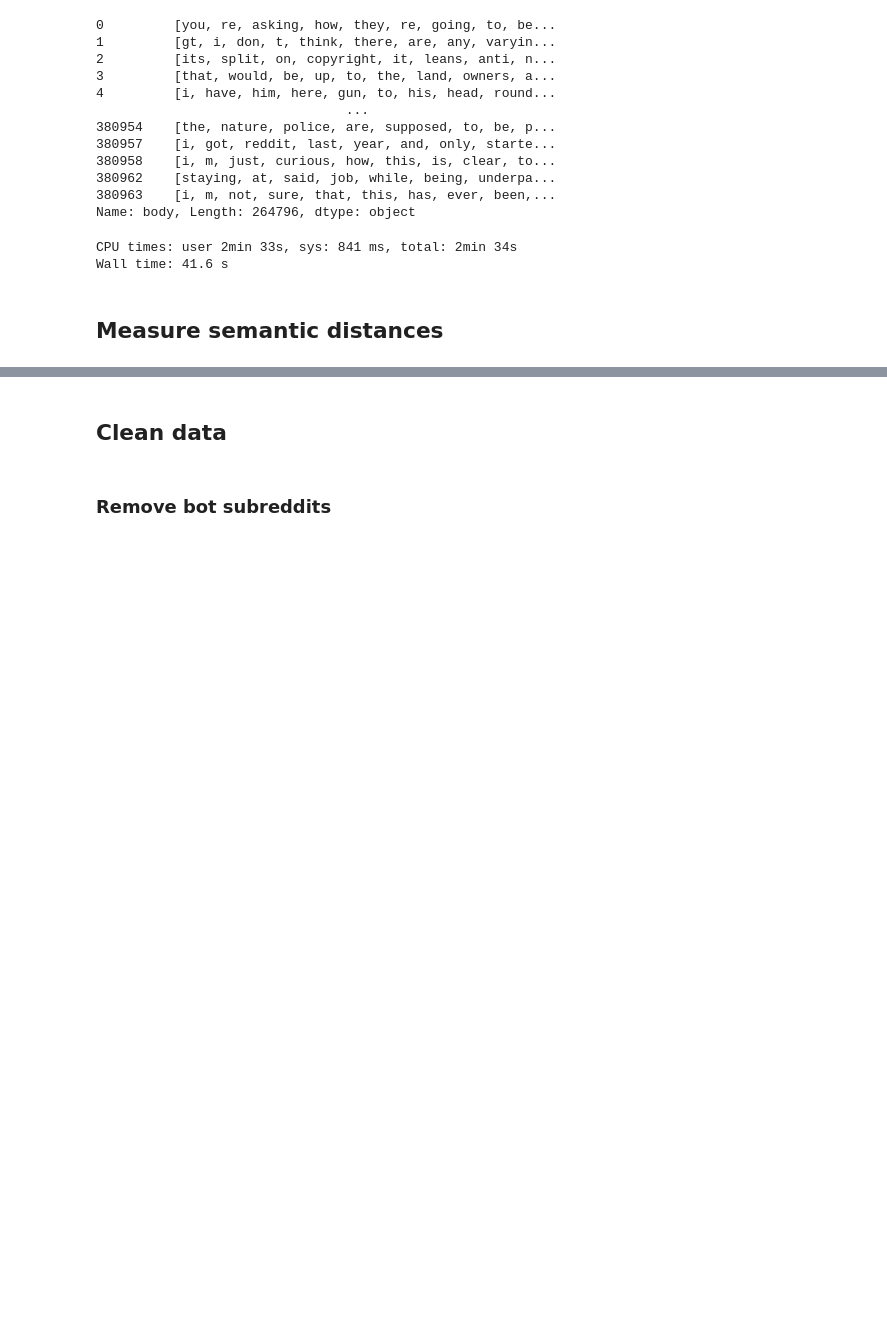
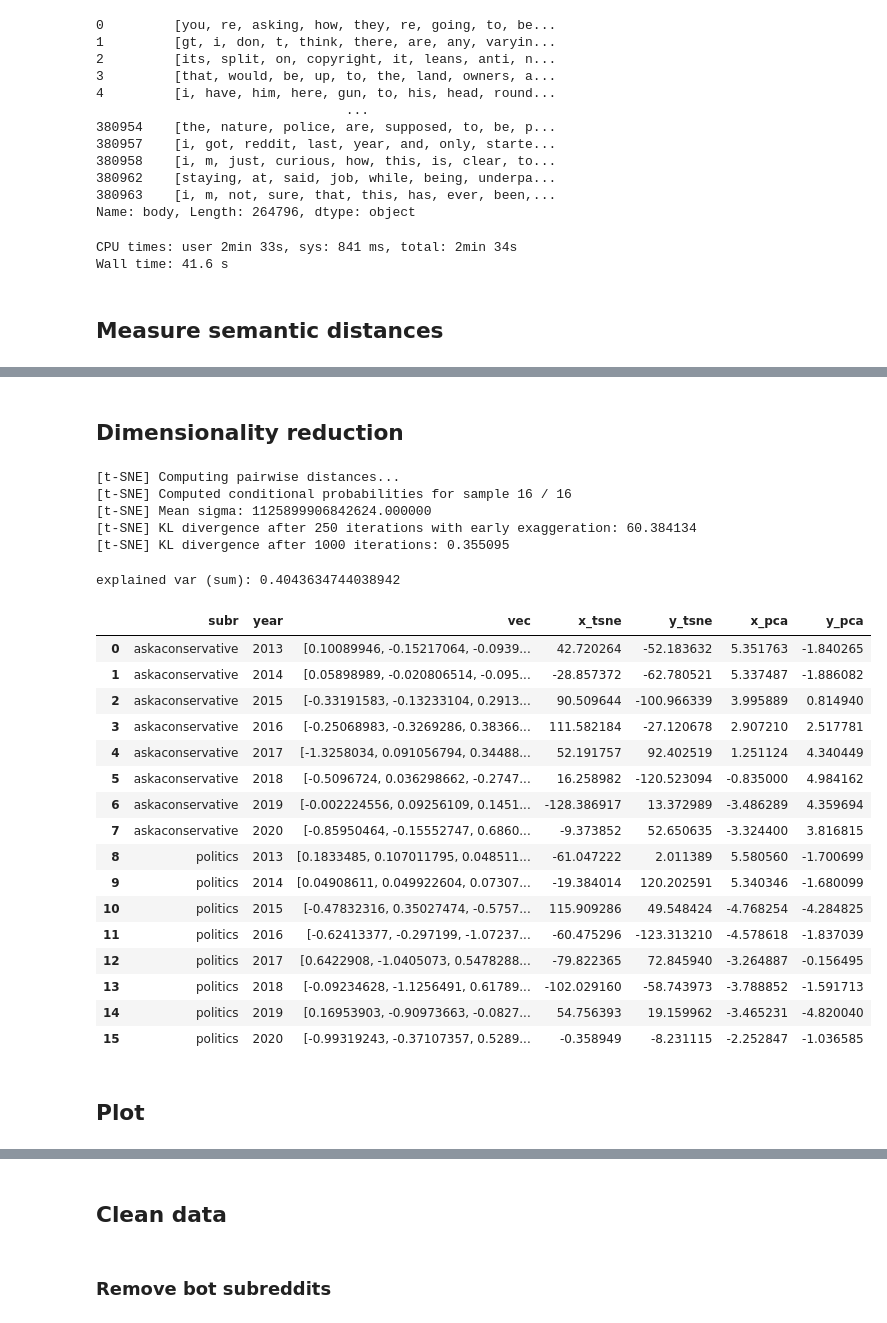
Before and after one commit to wuqui/socemb, a Jupyter notebook: 00_processing.ipynb, the cells around one changed output, grey strips where cells are left out. Saved outputs shown, nothing was run; the diff lists cells and outputs as text; code cells hidden in the pictures; blank space fills up the shorter version.

```diff
--- a/00_processing.ipynb
+++ b/00_processing.ipynb
@@ -174,0 +249,2 @@ for comm in COMMS:
+# %%
+df = df.dropna()
@@ -174,0 +287,2 @@ for comm in COMMS:
+# %% [markdown]
+## Dimensionality reduction
@@ -174,0 +293,47 @@ for comm in COMMS:
+# %%
+Y_tsne = TSNE(
+    perplexity=20,
+    method='exact',
+    init='pca',
+    verbose=True
+    )\
+    .fit_transform(list(df['vec']))
+# %% [output]
+[t-SNE] Computing pairwise distances...
+[t-SNE] Computed conditional probabilities for sample 16 / 16
+[t-SNE] Mean sigma: 1125899906842624.000000
+[t-SNE] KL divergence after 250 iterations with early exaggeration: 60.384134
+[t-SNE] KL divergence after 1000 iterations: 0.355095
+# %%
+df['x_tsne'] = Y_tsne[:, [0]]
+df['y_tsne'] = Y_tsne[:, [1]]
+# %%
+pca = PCA(n_components=2).fit(list(df['vec']))
+Y_pca = pca.transform(list(df['vec']))
+df['x_pca'] = Y_pca[:, [0]]
+df['y_pca'] = Y_pca[:, [1]]
+print(f"explained var (sum): {np.sum(pca.explained_variance_ratio_)}", '\n')
+# %% [output]
+explained var (sum): 0.4043634744038942
+# %%
+df
+# %% [output]
+|  | subr | year | vec | x_tsne | y_tsne | x_pca | y_pca |
+| 0 | askaconservative | 2013 | [0.10089946, -0.15217064, -0.0939... | 42.720264 | -52.183632 | 5.351763 | -1.840265 |
+| 1 | askaconservative | 2014 | [0.05898989, -0.020806514, -0.095... | -28.857372 | -62.780521 | 5.337487 | -1.886082 |
+| 2 | askaconservative | 2015 | [-0.33191583, -0.13233104, 0.2913... | 90.509644 | -100.966339 | 3.995889 | 0.814940 |
+| 3 | askaconservative | 2016 | [-0.25068983, -0.3269286, 0.38366... | 111.582184 | -27.120678 | 2.907210 | 2.517781 |
+| 4 | askaconservative | 2017 | [-1.3258034, 0.091056794, 0.34488... | 52.191757 | 92.402519 | 1.251124 | 4.340449 |
+| 5 | askaconservative | 2018 | [-0.5096724, 0.036298662, -0.2747... | 16.258982 | -120.523094 | -0.835000 | 4.984162 |
+| 6 | askaconservative | 2019 | [-0.002224556, 0.09256109, 0.1451... | -128.386917 | 13.372989 | -3.486289 | 4.359694 |
+| 7 | askaconservative | 2020 | [-0.85950464, -0.15552747, 0.6860... | -9.373852 | 52.650635 | -3.324400 | 3.816815 |
+| 8 | politics | 2013 | [0.1833485, 0.107011795, 0.048511... | -61.047222 | 2.011389 | 5.580560 | -1.700699 |
+| 9 | politics | 2014 | [0.04908611, 0.049922604, 0.07307... | -19.384014 | 120.202591 | 5.340346 | -1.680099 |
+| 10 | politics | 2015 | [-0.47832316, 0.35027474, -0.5757... | 115.909286 | 49.548424 | -4.768254 | -4.284825 |
+| 11 | politics | 2016 | [-0.62413377, -0.297199, -1.07237... | -60.475296 | -123.313210 | -4.578618 | -1.837039 |
+| 12 | politics | 2017 | [0.6422908, -1.0405073, 0.5478288... | -79.822365 | 72.845940 | -3.264887 | -0.156495 |
+| 13 | politics | 2018 | [-0.09234628, -1.1256491, 0.61789... | -102.029160 | -58.743973 | -3.788852 | -1.591713 |
+| 14 | politics | 2019 | [0.16953903, -0.90973663, -0.0827... | 54.756393 | 19.159962 | -3.465231 | -4.820040 |
+| 15 | politics | 2020 | [-0.99319243, -0.37107357, 0.5289... | -0.358949 | -8.231115 | -2.252847 | -1.036585 |
+# %% [markdown]
+## Plot
```
Also changed, not shown: parts of 24 cells of this notebook, 4 other files.
